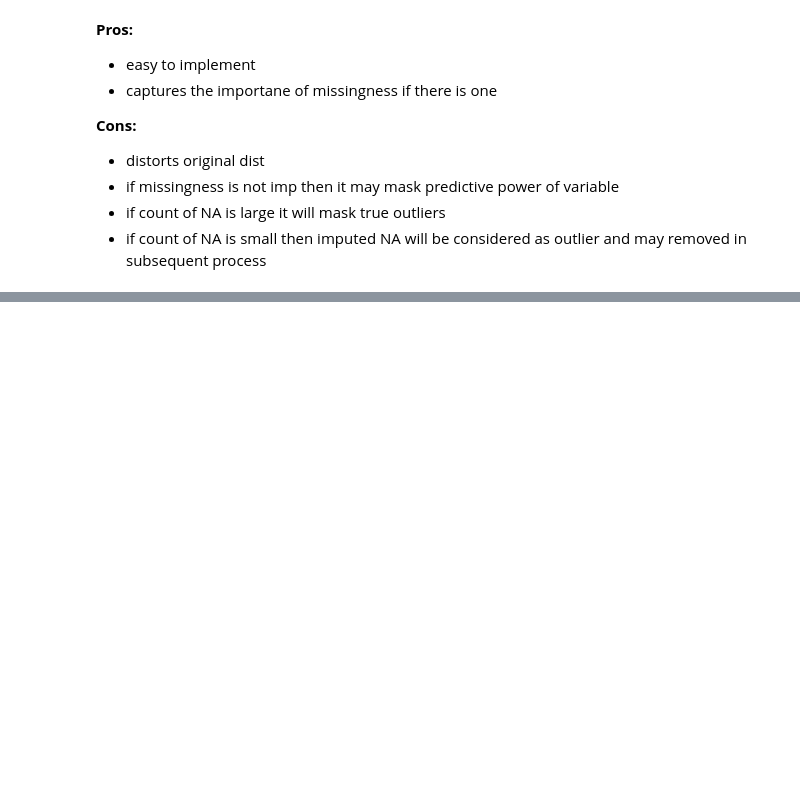
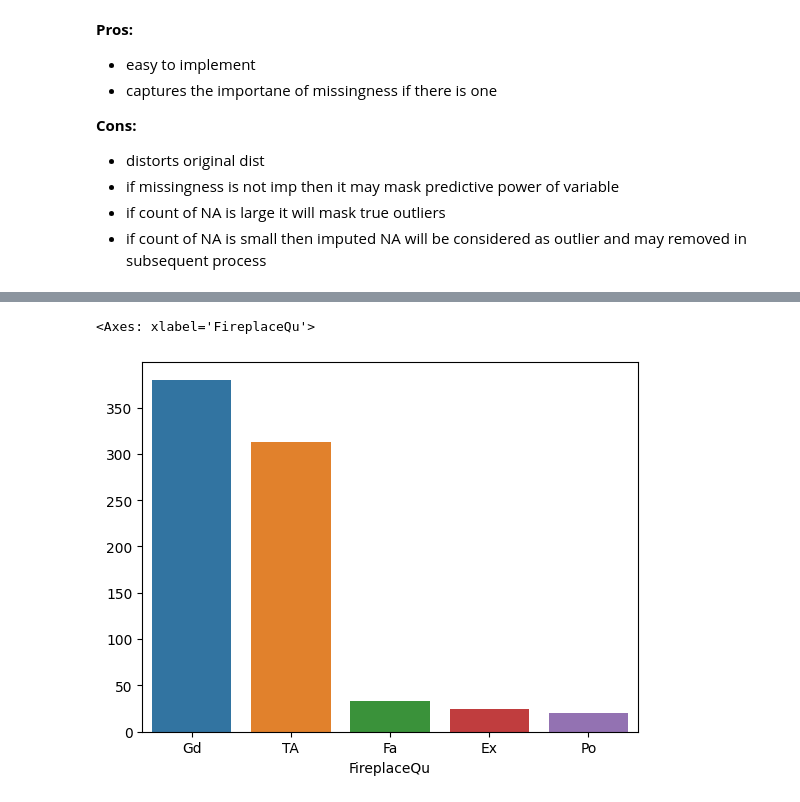
Before and after one commit to ashishyadav2/Data-Science, a Jupyter notebook: Notebooks/handling_missing_values.ipynb, the cells around one changed output, grey strips where cells are left out. Saved outputs shown, nothing was run; the diff lists cells and outputs as text; code cells hidden in the pictures; blank space fills up the shorter version.

```diff
--- a/Notebooks/handling_missing_values.ipynb
+++ b/Notebooks/handling_missing_values.ipynb
@@ -405,0 +473,5 @@ sns.boxplot(df.Age_end_distribution,orient='h')
+# %%
+sns.barplot(x=df['FireplaceQu'].value_counts().index,y=df['FireplaceQu'].value_counts().values)
+# %% [output]
+<Axes: xlabel='FireplaceQu'>
+[figure, added]
```
Also changed, not shown: parts of 106 cells of this notebook, 1 other file.
